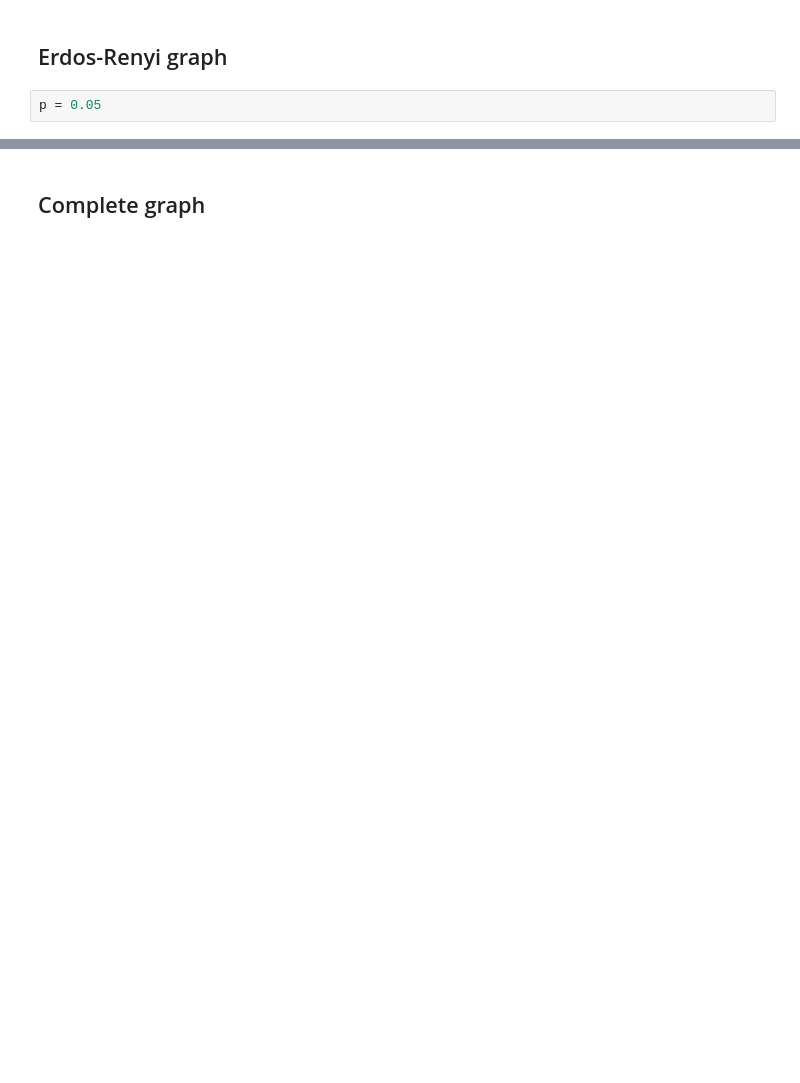
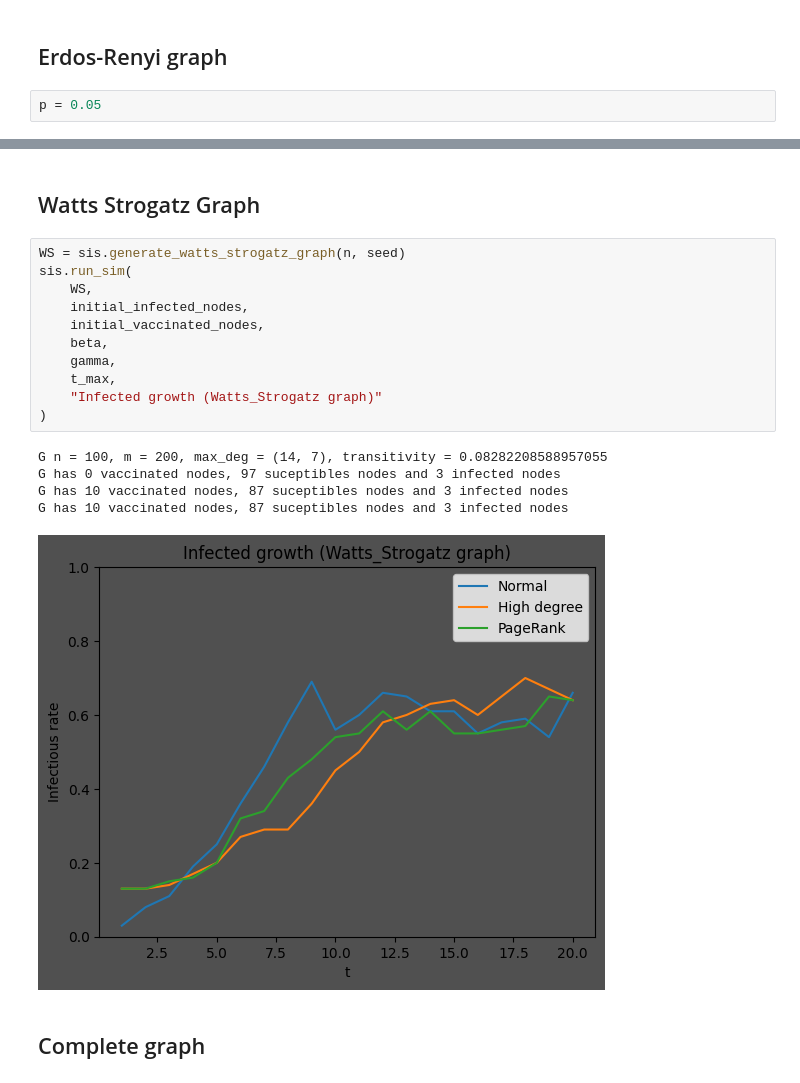
Before and after one commit to Herbin-Clement/immun-strat, a Jupyter notebook: main.ipynb, the cells around one changed output, grey strips where cells are left out. Saved outputs shown, nothing was run; the diff lists cells and outputs as text; blank space fills up the shorter version.

```diff
--- a/main.ipynb
+++ b/main.ipynb
@@ -55,3 +66,22 @@ G has 34 suceptibles nodes and 66 infected nodes
+# %% [markdown]
+## Watts Strogatz Graph
+# %%
+WS = sis.generate_watts_strogatz_graph(n, seed)
+sis.run_sim(
+    WS,
+    initial_infected_nodes,
+    initial_vaccinated_nodes,
+    beta,
+    gamma,
+    t_max,
+    "Infected growth (Watts_Strogatz graph)"
+)
+# %% [output]
+G n = 100, m = 200, max_deg = (14, 7), transitivity = 0.08282208588957055
+G has 0 vaccinated nodes, 97 suceptibles nodes and 3 infected nodes
+G has 10 vaccinated nodes, 87 suceptibles nodes and 3 infected nodes
+G has 10 vaccinated nodes, 87 suceptibles nodes and 3 infected nodes
+[figure, added]
 # %% [markdown]
 ## Complete graph
 # %%
```
Also changed, not shown: parts of 6 cells of this notebook, 3 other files.
